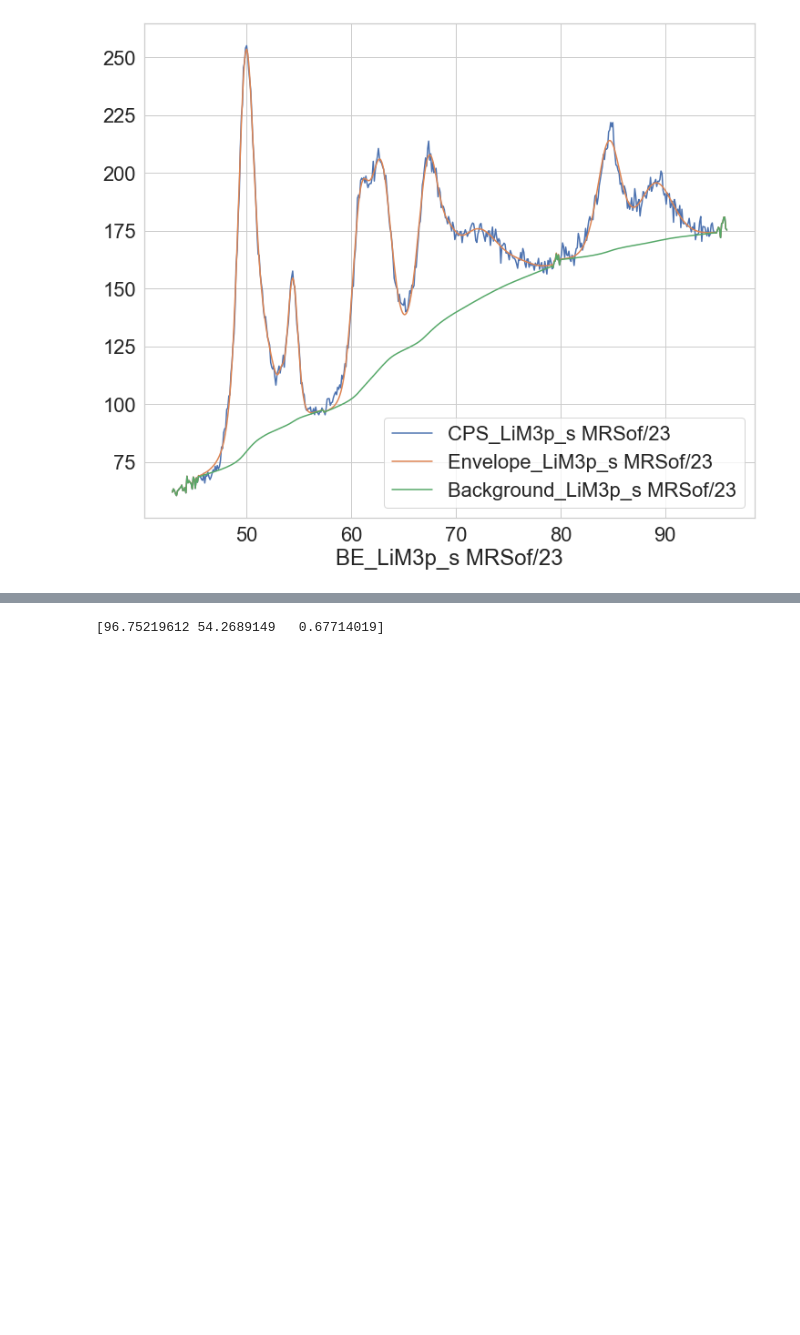
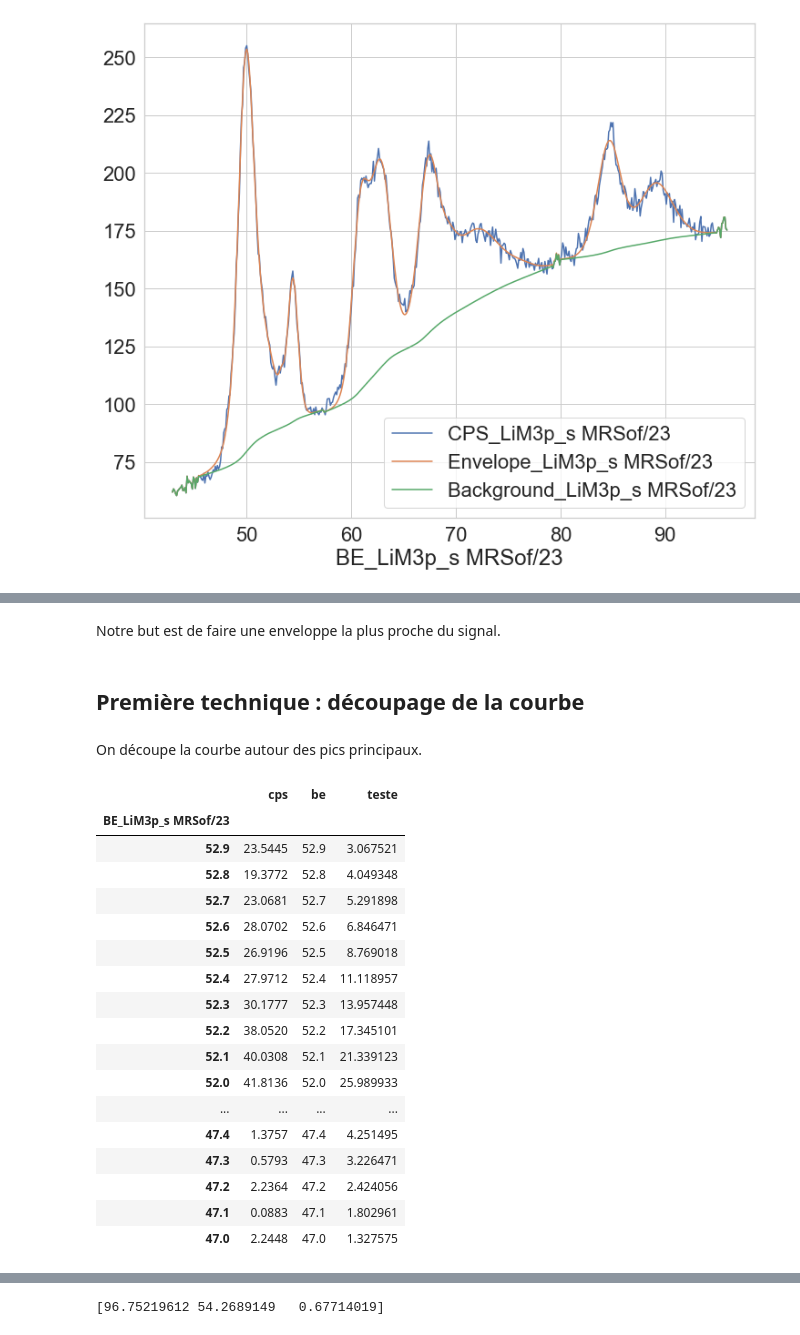
Before and after one commit to mblanchet002/PythonCMI, a Jupyter notebook: Projet_XPS.ipynb, the cells around one changed output, grey strips where cells are left out. Saved outputs shown, nothing was run; the diff lists cells and outputs as text; code cells hidden in the pictures; blank space fills up the shorter version.

```diff
--- a/Projet_XPS.ipynb
+++ b/Projet_XPS.ipynb
@@ -78,5 +118,32 @@ data["be"]=data.index
+# %% [markdown]
+Notre but est de faire une enveloppe la plus proche du signal.
+# %% [markdown]
+## Première technique : découpage de la courbe
+# %% [markdown]
+On découpe la courbe autour des pics principaux.
 # %%
 data1=data.loc[(data.index<53) & (data.index>=47)]
+# %%
+data1
+# %% [output]
+|  | cps | be | teste |
+| BE_LiM3p_s MRSof/23 |  |  |  |
+| 52.9 | 23.5445 | 52.9 | 3.067521 |
+| 52.8 | 19.3772 | 52.8 | 4.049348 |
+| 52.7 | 23.0681 | 52.7 | 5.291898 |
+| 52.6 | 28.0702 | 52.6 | 6.846471 |
+| 52.5 | 26.9196 | 52.5 | 8.769018 |
+| 52.4 | 27.9712 | 52.4 | 11.118957 |
+| 52.3 | 30.1777 | 52.3 | 13.957448 |
+| 52.2 | 38.0520 | 52.2 | 17.345101 |
+| 52.1 | 40.0308 | 52.1 | 21.339123 |
+| 52.0 | 41.8136 | 52.0 | 25.989933 |
+| ... | ... | ... | ... |
+| 47.4 | 1.3757 | 47.4 | 4.251495 |
+| 47.3 | 0.5793 | 47.3 | 3.226471 |
+| 47.2 | 2.2364 | 47.2 | 2.424056 |
+| 47.1 | 0.0883 | 47.1 | 1.802961 |
+| 47.0 | 2.2448 | 47.0 | 1.327575 |
 # %%
 data2=data.loc[(data.index<57) & (data.index>=53)]
 # %%
```
Also changed, not shown: parts of 58 cells of this notebook.
